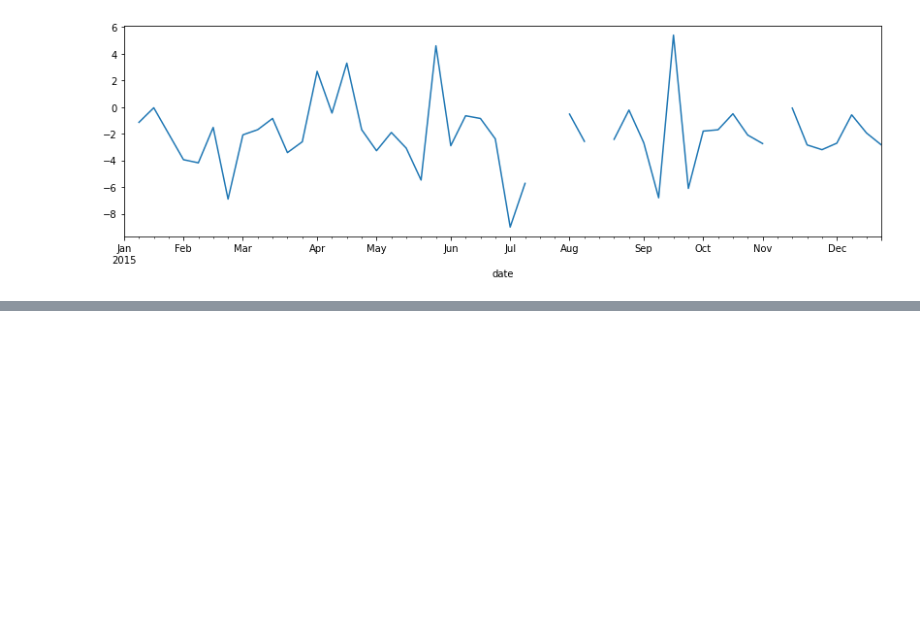
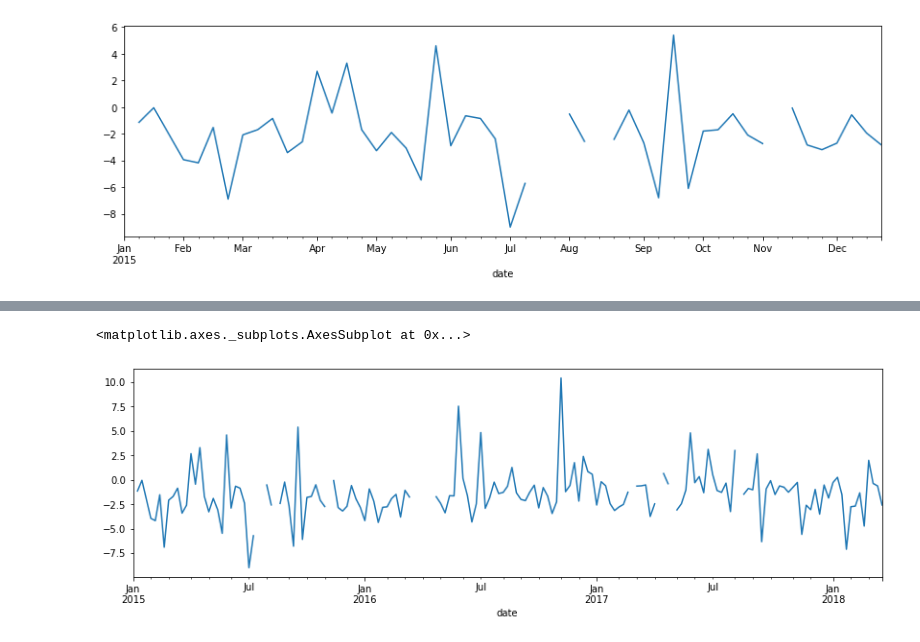
Before and after one commit to melissammcmillan/price_elasticity_of_avocados, a Jupyter notebook: 1_Avocado_EDA.ipynb, the cells around one changed output, grey strips where cells are left out. Drawn from its saved outputs; the diff is of its cells as text; code cells hidden in the pictures; blank space fills up the shorter version.

```diff
--- a/1_Avocado_EDA.ipynb
+++ b/1_Avocado_EDA.ipynb
@@ -215,0 +246,7 @@ totalus_2015['price_eod'].plot(figsize=(14,4))
+# %%
+# Create the totalus dataset
+totalus = avodata[(avodata['region'] == 'TotalUS') & (avodata['type'] == 'conventional')]
+totalus['date'] = pd.to_datetime(totalus['date'])
+totalus.set_index('date', inplace = True)
+totalus.sort_index(inplace = True)
+totalus.head()
@@ -215,0 +270,6 @@ totalus_2015['price_eod'].plot(figsize=(14,4))
+# %%
+#Calculate the price elasticity
+totalus['pct_chg_quantity'] = np.round(totalus['total_volume'].pct_change(), decimals=3)
+totalus['pct_chg_price'] = np.round(totalus['averageprice'].pct_change(), decimals=3)
+totalus['price_eod'] = totalus['pct_chg_quantity'] / totalus['pct_chg_price']
+totalus.head(3)
@@ -215,0 +297,7 @@ totalus_2015['price_eod'].plot(figsize=(14,4))
+# %%
+#Take a quick look at the data in a plot to see how the numbers change over multiple years. I'm specifically wanting to see if there is any seasonality here
+totalus['price_eod'].plot(figsize=(14,4))
+#Nothing is jumping out at my right away, but I can take a deeper look down the road.
+# %% [output]
+<matplotlib.axes._subplots.AxesSubplot at 0x...>
+[figure, added]
```
Also changed, not shown: parts of 8 cells of this notebook, 2 other files.
